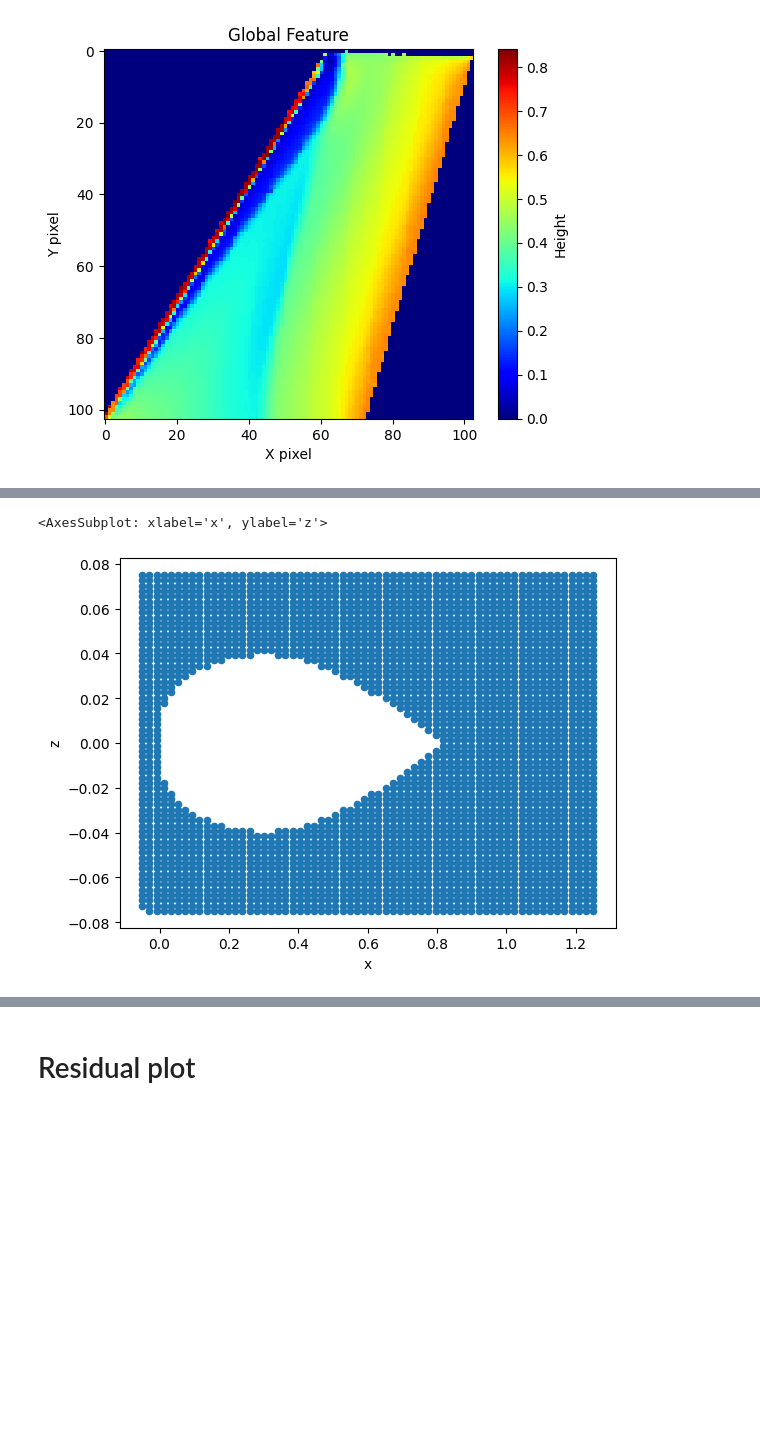
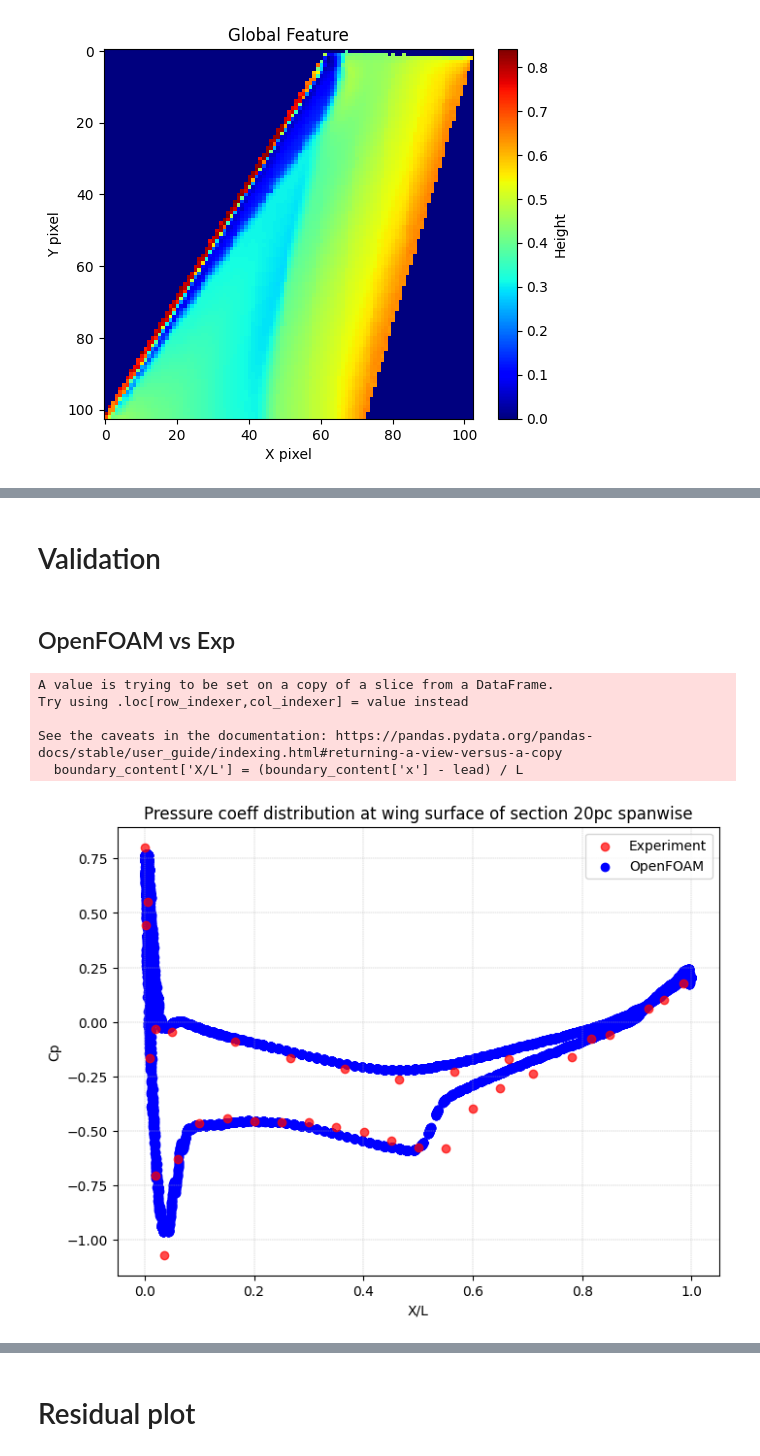
Before and after one commit to PGGO26/M6_HiSa, a Jupyter notebook: plot.ipynb, the cells around one changed output, grey strips where cells are left out. Saved outputs shown, nothing was run; the diff lists cells and outputs as text; code cells hidden in the pictures; blank space fills up the shorter version.

Commit message:
plot.ipynb
Local Feature p,u,v,w 流場圖
internalProbes 點繪製

```diff
--- a/plot.ipynb
+++ b/plot.ipynb
@@ -125,22 +183,50 @@ Text(0, 0.5, 'Y pixel')
+# %% [markdown]
+# Validation
+# %% [markdown]
+## OpenFOAM vs Exp
 # %%
 # Section
 import pandas as pd
 import numpy as np
-# file_path = 'postProcessing/boundaryCloud/1200/surface_p.xy'
-# boundary_content = pd.read_csv(file_path, delimiter='\s+', skiprows=1, header=None, names=['x','y','z','p']).round(5)
-file_path = 'postProcessing/internalCloud/1200/AIP_p_U.xy'
-boundary_content = pd.read_csv(file_path, delimiter='\s+', skiprows=1, header=None, names=['x','y','z','p','u','v','w']).round(5)
+file_path = 'postProcessing/boundaryCloud/1200/surface_p_res128.xy'
+boundary_content = pd.read_csv(file_path, delimiter='\s+', skiprows=1, header=None, names=['x','y','z','p']).round(5)
+# file_path = 'postProcessing/internalCloud/1200/AIP_p_U.xy'
+# boundary_content = pd.read_csv(file_path, delimiter='\s+', skiprows=1, header=None, names=['x','y','z','p','u','v','w']).round(5)
 
 rho = 1.184
 v = 292.67
 pv = 0.5 * rho * (v**2)
 boundary_content['Cp'] = (boundary_content['p']-98858.97) / pv
 def normalize(boundary_content):
     L = boundary_content['x'].max() - boundary_content['x'].min()
     lead = boundary_content['x'].min()
     boundary_content['X/L'] = (boundary_content['x'] - lead) / L
     return boundary_content
-boundary_content.plot(kind='scatter',x='x',y='z')
+
+section = 0.2
+y_coord = np.round(1.1963 * section,5)
+of_df = boundary_content[(boundary_content['y'] <= y_coord + 4e-3) & (boundary_content['y'] >= y_coord - 4e-3)]
+of_df = normalize(of_df)
+exp_path = f"exp/exp{int(section * 100)}pc.csv"
+exp_df = pd.read_csv(exp_path, delimiter='\s+', header=None, names=['Section','Tap','X/L','Z/L','Cp']).round(5)
+
+import matplotlib.pyplot as plt
+plt.figure(figsize=(8,6))
+plt.scatter(exp_df['X/L'], exp_df['Cp'], color='red',alpha=0.7, label='Experiment', zorder=2)
+plt.scatter(of_df['X/L'], of_df['Cp'], color='blue', label='OpenFOAM')
+# plt.scatter(of_upper['X/L'], of_upper['Cp'], color='blue', marker='^', label='OpenFOAM upper')
+# plt.scatter(of_lower['X/L'], of_lower['Cp'], color='blue', marker='v', label='OpenFOAM lower')
+
+plt.xlabel('X/L')
+plt.ylabel('Cp')
+plt.title(f'Pressure coeff distribution at wing surface of section {int(section * 100)}pc spanwise')
+plt.grid(True, which='both', linestyle='--', linewidth=0.3)
+plt.legend()
+plt.savefig(f"plots/section{int(section*100)}pc")
 # %% [output]
-<AxesSubplot: xlabel='x', ylabel='z'>
+A value is trying to be set on a copy of a slice from a DataFrame.
+Try using .loc[row_indexer,col_indexer] = value instead
+
+See the caveats in the documentation: https://pandas.pydata.org/pandas-docs/stable/user_guide/indexing.html#returning-a-view-versus-a-copy
+  boundary_content['X/L'] = (boundary_content['x'] - lead) / L
-[figure, old version]
+[figure, new version]
```
Also changed, not shown: parts of 9 cells of this notebook.
